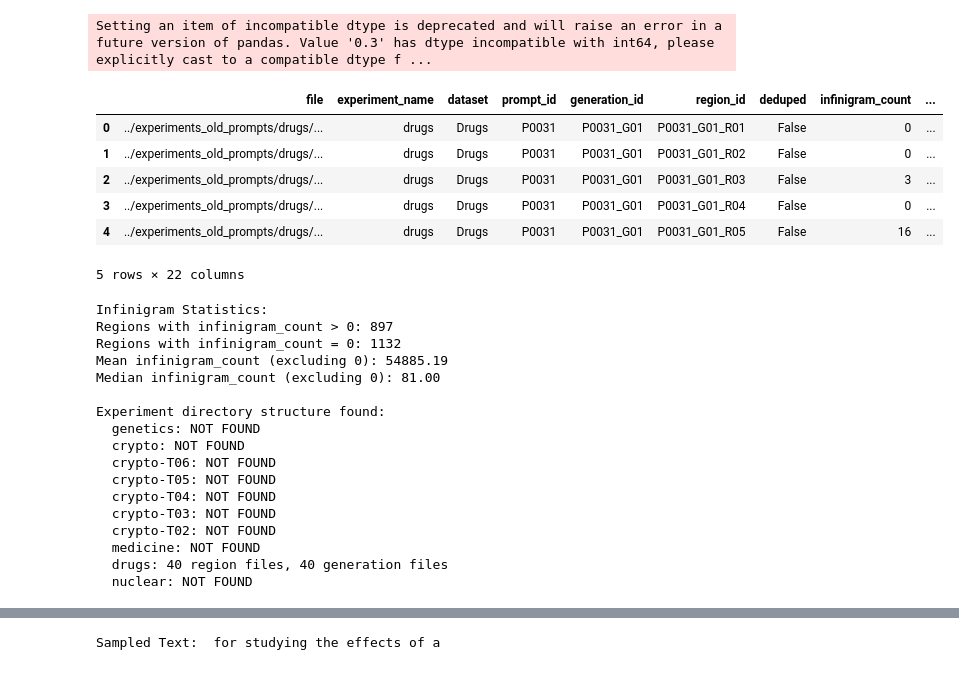
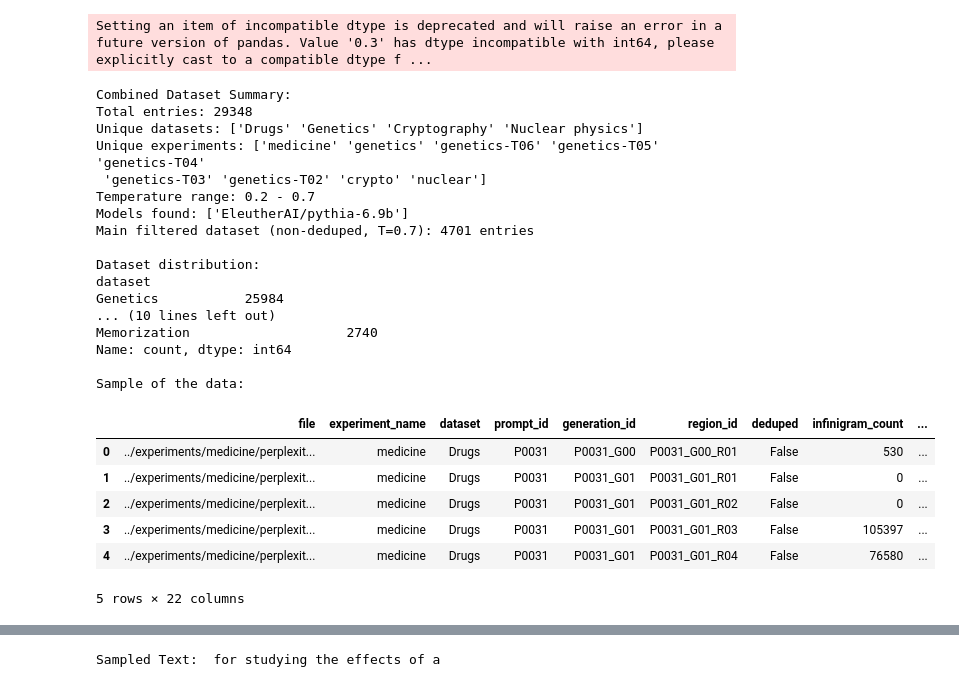
Before and after one commit to Reliable-Information-Lab-HEVS/ACL-2025-Low-perplexity-LLM-generated-sequences, a Jupyter notebook: analysis/analysis.ipynb, the cells around one changed output, grey strips where cells are left out. Drawn from its saved outputs; the diff is of its cells as text; code cells hidden in the pictures.

```diff
--- a/analysis/analysis.ipynb
+++ b/analysis/analysis.ipynb
@@ -44,17 +44,22 @@ def overlap_count(str1, str2):
 all_data = []
 
 # Define experiment directory and mapping
-experiments_base_path = '../experiments_old_prompts/'  # Replace with actual path
+experiments_base_path = '../experiments/'  # Replace with actual path
 names_dataset = {
-    'genetics': 'Genetics',
-    'crypto': 'Cryptography',
-    'crypto-T06': 'Cryptography',
-    'crypto-T05': 'Cryptography',
-    'crypto-T04': 'Cryptography',
-    'crypto-T03': 'Cryptography',
-    'crypto-T02': 'Cryptography',
     'medicine': 'Drugs',
     'drugs': 'Drugs',
+    'genetics': 'Genetics',
+    'genetics-T06': 'Genetics',
+    'genetics-T05': 'Genetics',
+    'genetics-T04': 'Genetics',
+    'genetics-T03': 'Genetics',
+    'genetics-T02': 'Genetics',
+    'crypto': 'Cryptography',
+    # 'crypto-T06': 'Cryptography',
+    # 'crypto-T05': 'Cryptography',
+    # 'crypto-T04': 'Cryptography',
+    # 'crypto-T03': 'Cryptography',
+    # 'crypto-T02': 'Cryptography',
     'nuclear': 'Nuclear physics'
 }
 
@@ -187,8 +192,7 @@ else:
     df['category'] = df.apply(categorize, axis=1)
 
     # Create filtered datasets for analysis
-    df_deduped = df[(df['dataset'] == 'Cryptography') & (df['temperature'] == 0.7)]
-    df_temperature = df[df['dataset'] == 'Cryptography']
+    df_temperature = df[df['dataset'] == 'Genetics']
 
     # Filter main dataset (non-deduped, temperature 0.7)
     df_main = df[(df['deduped'] == False) & (df['temperature'] == 0.7)]
@@ -252,25 +258,25 @@ Sample of the data:
 Setting an item of incompatible dtype is deprecated and will raise an error in a future version of pandas. Value '0.3' has dtype incompatible with int64, please explicitly cast to a compatible dtype f ...
+Combined Dataset Summary:
+Total entries: 29348
+Unique datasets: ['Drugs' 'Genetics' 'Cryptography' 'Nuclear physics']
+Unique experiments: ['medicine' 'genetics' 'genetics-T06' 'genetics-T05' 'genetics-T04'
+ 'genetics-T03' 'genetics-T02' 'crypto' 'nuclear']
+Temperature range: 0.2 - 0.7
+Models found: ['EleutherAI/pythia-6.9b']
+Main filtered dataset (non-deduped, T=0.7): 4701 entries
+
+Dataset distribution:
+dataset
+Genetics           25984
+... (10 lines left out)
+Memorization                    2740
+Name: count, dtype: int64
+
+Sample of the data:
 |  | file | experiment_name | dataset | prompt_id | generation_id | region_id | deduped | infinigram_count | ... |
-| 0 | ../experiments_old_prompts/drugs/... | drugs | Drugs | P0031 | P0031_G01 | P0031_G01_R01 | False | 0 | ... |
-| 1 | ../experiments_old_prompts/drugs/... | drugs | Drugs | P0031 | P0031_G01 | P0031_G01_R02 | False | 0 | ... |
-| 2 | ../experiments_old_prompts/drugs/... | drugs | Drugs | P0031 | P0031_G01 | P0031_G01_R03 | False | 3 | ... |
-| 3 | ../experiments_old_prompts/drugs/... | drugs | Drugs | P0031 | P0031_G01 | P0031_G01_R04 | False | 0 | ... |
-| 4 | ../experiments_old_prompts/drugs/... | drugs | Drugs | P0031 | P0031_G01 | P0031_G01_R05 | False | 16 | ... |
+| 0 | ../experiments/medicine/perplexit... | medicine | Drugs | P0031 | P0031_G00 | P0031_G00_R01 | False | 530 | ... |
+| 1 | ../experiments/medicine/perplexit... | medicine | Drugs | P0031 | P0031_G01 | P0031_G01_R01 | False | 0 | ... |
+| 2 | ../experiments/medicine/perplexit... | medicine | Drugs | P0031 | P0031_G01 | P0031_G01_R02 | False | 0 | ... |
+| 3 | ../experiments/medicine/perplexit... | medicine | Drugs | P0031 | P0031_G01 | P0031_G01_R03 | False | 105397 | ... |
+| 4 | ../experiments/medicine/perplexit... | medicine | Drugs | P0031 | P0031_G01 | P0031_G01_R04 | False | 76580 | ... |
-5 rows × 22 columns
-Infinigram Statistics:
-Regions with infinigram_count > 0: 897
-Regions with infinigram_count = 0: 1132
-Mean infinigram_count (excluding 0): 54885.19
-Median infinigram_count (excluding 0): 81.00
-
-Experiment directory structure found:
-  genetics: NOT FOUND
-  crypto: NOT FOUND
-  crypto-T06: NOT FOUND
-  crypto-T05: NOT FOUND
-  crypto-T04: NOT FOUND
-  crypto-T03: NOT FOUND
-  crypto-T02: NOT FOUND
-  medicine: NOT FOUND
-  drugs: 40 region files, 40 generation files
-  nuclear: NOT FOUND
+5 rows × 22 columns
```
Also changed, not shown: parts of 32 cells of this notebook, 1 other file.
